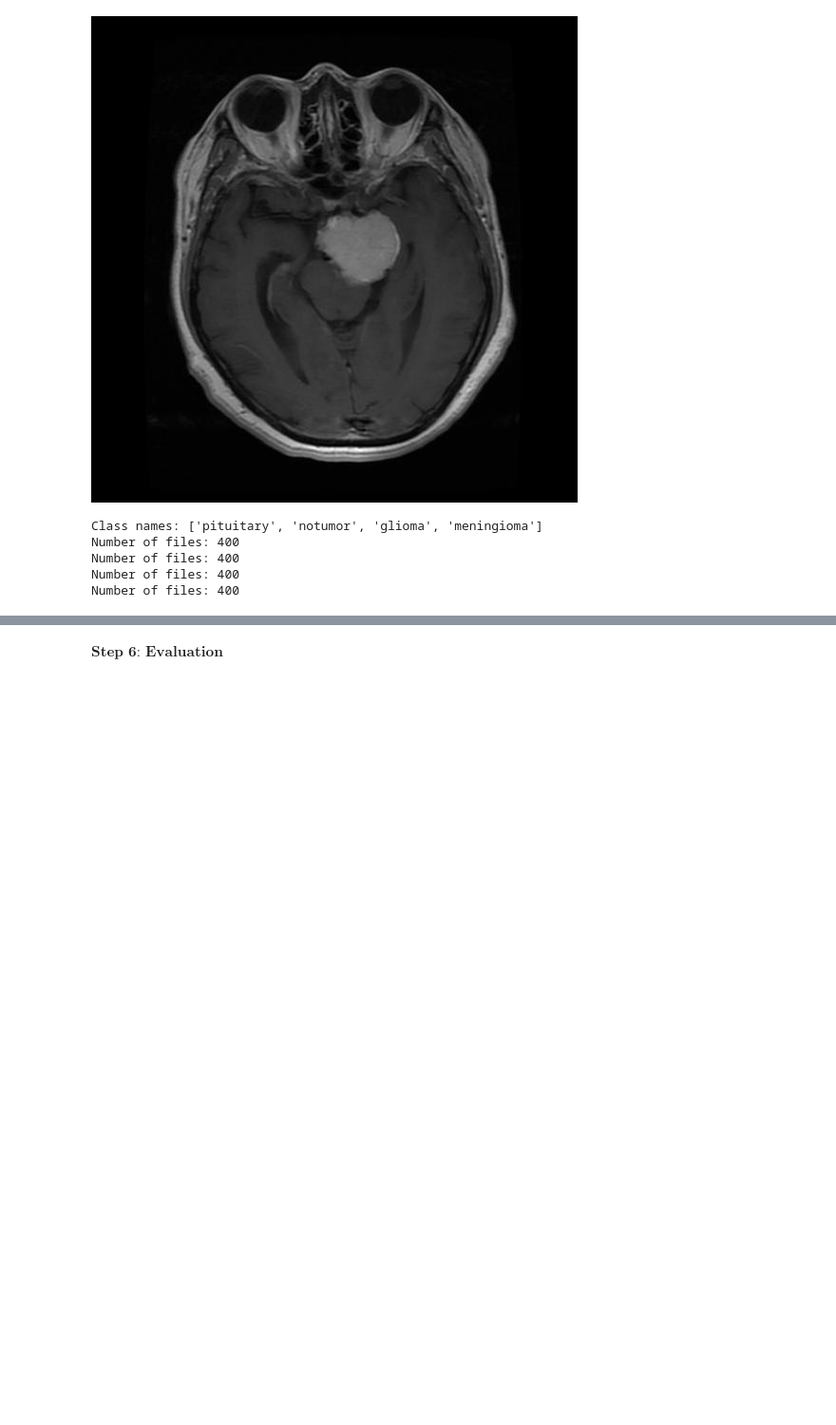
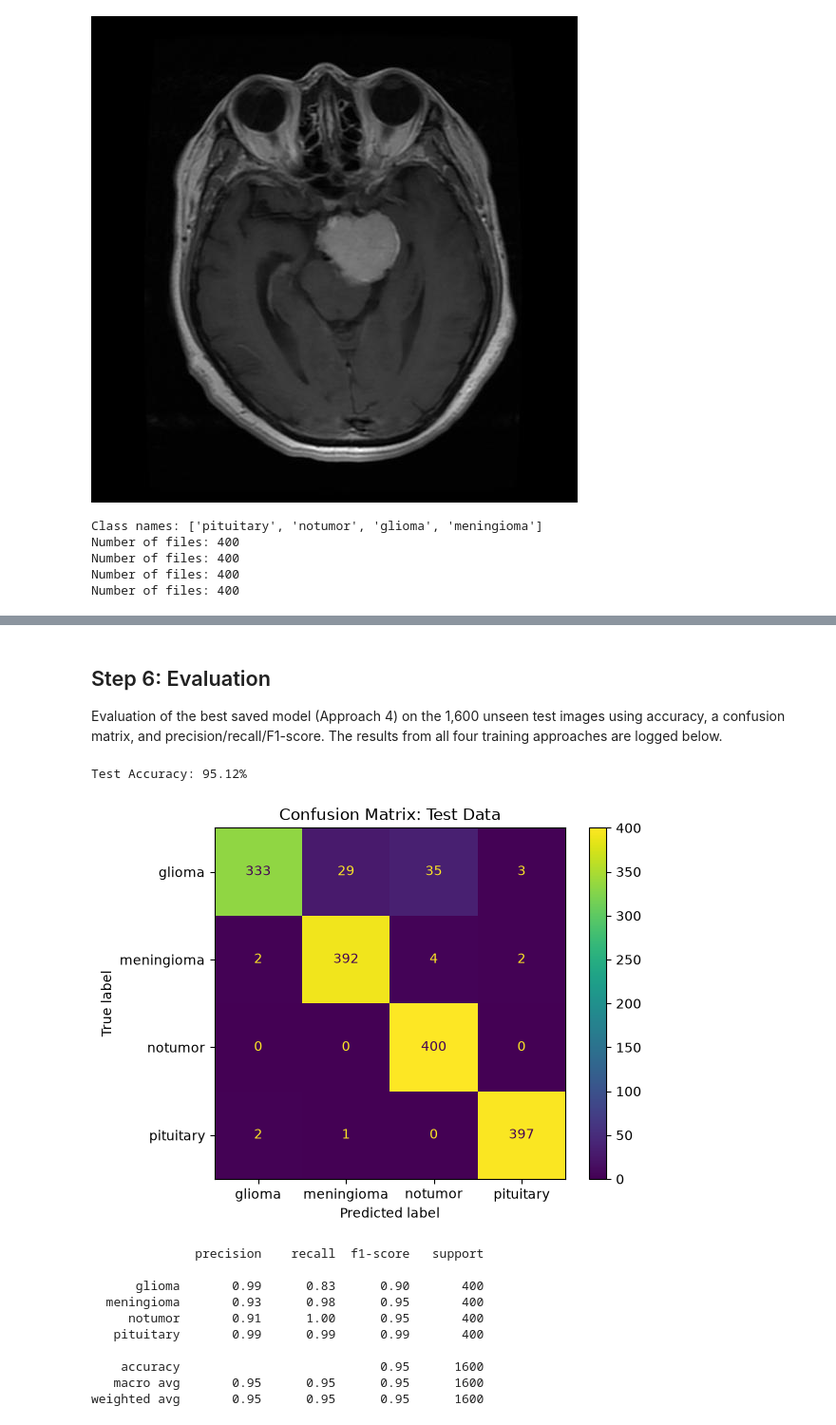
Before and after one commit to JohannaGen/computer-vision-project, a Jupyter notebook: brain-tumor-detection.ipynb, the cells around one changed output, grey strips where cells are left out. Shown at 95% size. Saved outputs shown, nothing was run; the diff lists cells and outputs as text; code cells hidden in the pictures; blank space fills up the shorter version.

Commit message:
Add ResNet34 training approaches, Grad-CAM analysis, and README

```diff
--- a/brain-tumor-detection.ipynb
+++ b/brain-tumor-detection.ipynb
@@ -139,5 +146,18 @@ model = model.to(device)
 
 # Define loss function and optimizer
 loss_function = nn.CrossEntropyLoss()
-optimizer = torch.optim.Adam(model.parameters(), lr=0.001) # lr = 0.001 as default
+optimizer = torch.optim.Adam(model.parameters(), lr=0.0001)
+
+# Freeze all layers and then unfreeze only layer3, layer4 and fc (the first four blocks of layers)
+for param in model.parameters():
+    param.requires_grad = False
+
+for param in model.layer3.parameters():
+    param.requires_grad = True
+
+for param in model.layer4.parameters():
+    param.requires_grad = True
+
+for param in model.fc.parameters():
+    param.requires_grad = True
 # %% [markdown]
@@ -145,2 +257,55 @@ $\textbf{Step 5: Training and Validation}$
 # %% [markdown]
-$\textbf{Step 6: Evaluation}$
+## Step 6: Evaluation
+
+Evaluation of the best saved model (Approach 4) on the 1,600 unseen test images using accuracy, a confusion matrix, and precision/recall/F1-score. The results from all four training approaches are logged below.
+# %%
+from sklearn.metrics import ConfusionMatrixDisplay, classification_report, confusion_matrix
+
+# Testing the model and calculating the accuracy
+model.load_state_dict(torch.load("resnet34_approach4.pth"))
+model.eval()
+all_preds = []
+all_labels = []
+test_correct = 0
+
+with torch.no_grad(): # Stop calculating gradients during testing
+    for images, labels in test_dataloader:
+        images, labels = images.to(device), labels.to(device)
+
+        # 1. Forward pass: gets scores for the 4 classes
+        outputs = model(images)
+
+        # 2. Predict the class with highest score
+        test_preds = outputs.argmax(dim=1)
+
+        # 3. Compare predicted classes with true classes
+        test_correct += (test_preds == labels).sum().item()
+
+        all_preds.extend(test_preds.cpu().tolist())
+        all_labels.extend(labels.cpu().tolist())
+
+test_acc = test_correct/len(test_data)
+print(f"Test Accuracy: {test_acc:.2%}")
+
+# Confusion matrix
+cm = confusion_matrix(all_labels, all_preds)
+disp = ConfusionMatrixDisplay(confusion_matrix=cm, display_labels=test_data.classes)
+disp.plot()
+plt.title("Confusion Matrix: Test Data")
+plt.show()
+
+# Print precision, recall and F1-score
+print(classification_report(all_labels, all_preds, target_names=test_data.classes))
+# %% [output]
+Test Accuracy: 95.12%
+[figure, added]
+              precision    recall  f1-score   support
+
+      glioma       0.99      0.83      0.90       400
+  meningioma       0.93      0.98      0.95       400
+     notumor       0.91      1.00      0.95       400
+   pituitary       0.99      0.99      0.99       400
+
+    accuracy                           0.95      1600
+   macro avg       0.95      0.95      0.95      1600
+weighted avg       0.95      0.95      0.95      1600
```
Also changed, not shown: parts of 22 cells of this notebook, 3 other files.
